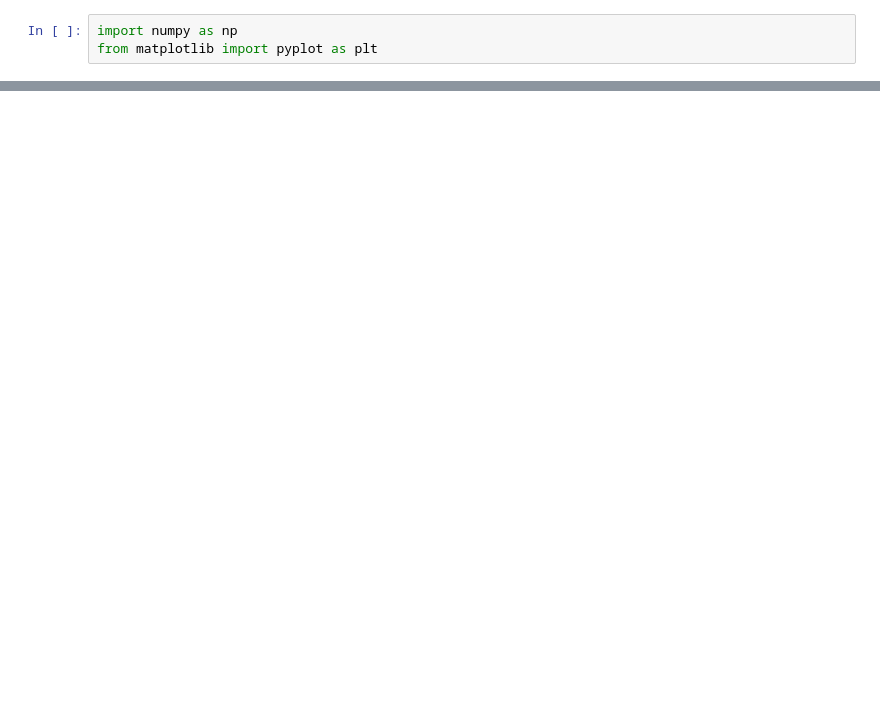
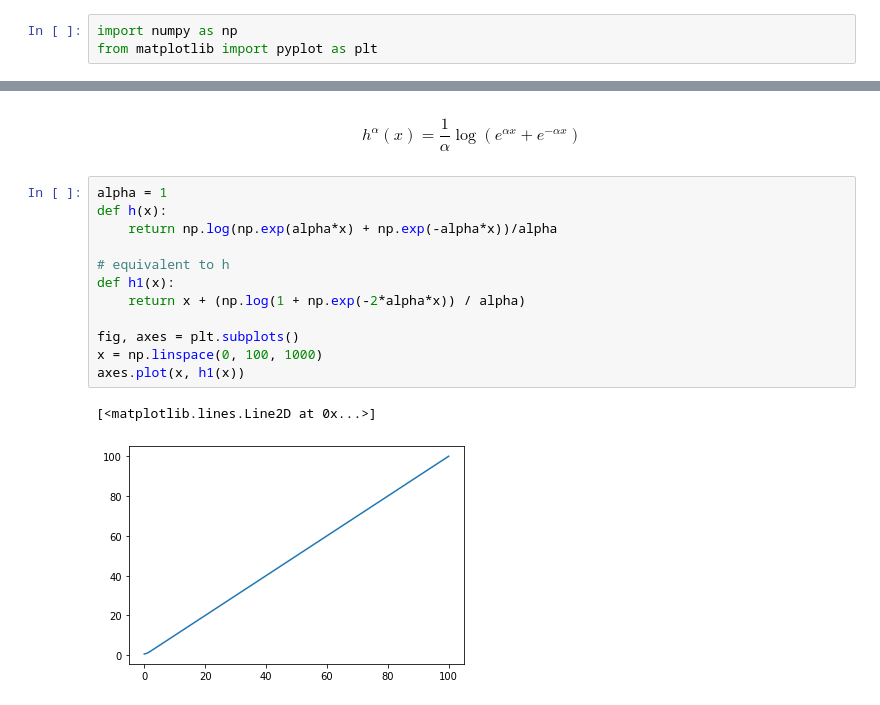
Before and after one commit to Cyanlin0104/ThesisSimulation, a Jupyter notebook: Functions.ipynb, the cells around one changed output, grey strips where cells are left out. Cells and saved outputs as stored; diff of their text form; blank space fills up the shorter version.

```diff
--- a/Functions.ipynb
+++ b/Functions.ipynb
@@ -55,0 +52,17 @@ axvline(x=0, ymin=0, ymax=1, **kwargs) method of matplotlib.axes._subplots.AxesS
+# %% [markdown]
+$$ h^{\alpha}(x) = \frac{1}{\alpha}\log{(e^{\alpha x} + e^{-\alpha x})}$$
+# %%
+alpha = 1
+def h(x):
+    return np.log(np.exp(alpha*x) + np.exp(-alpha*x))/alpha
+
+# equivalent to h
+def h1(x):
+    return x + (np.log(1 + np.exp(-2*alpha*x)) / alpha)
+
+fig, axes = plt.subplots()
+x = np.linspace(0, 100, 1000)
+axes.plot(x, h1(x))
+# %% [output]
+[<matplotlib.lines.Line2D at 0x...>]
+[figure, added]
```
Also changed, not shown: parts of 10 cells of this notebook, 9 other files.
